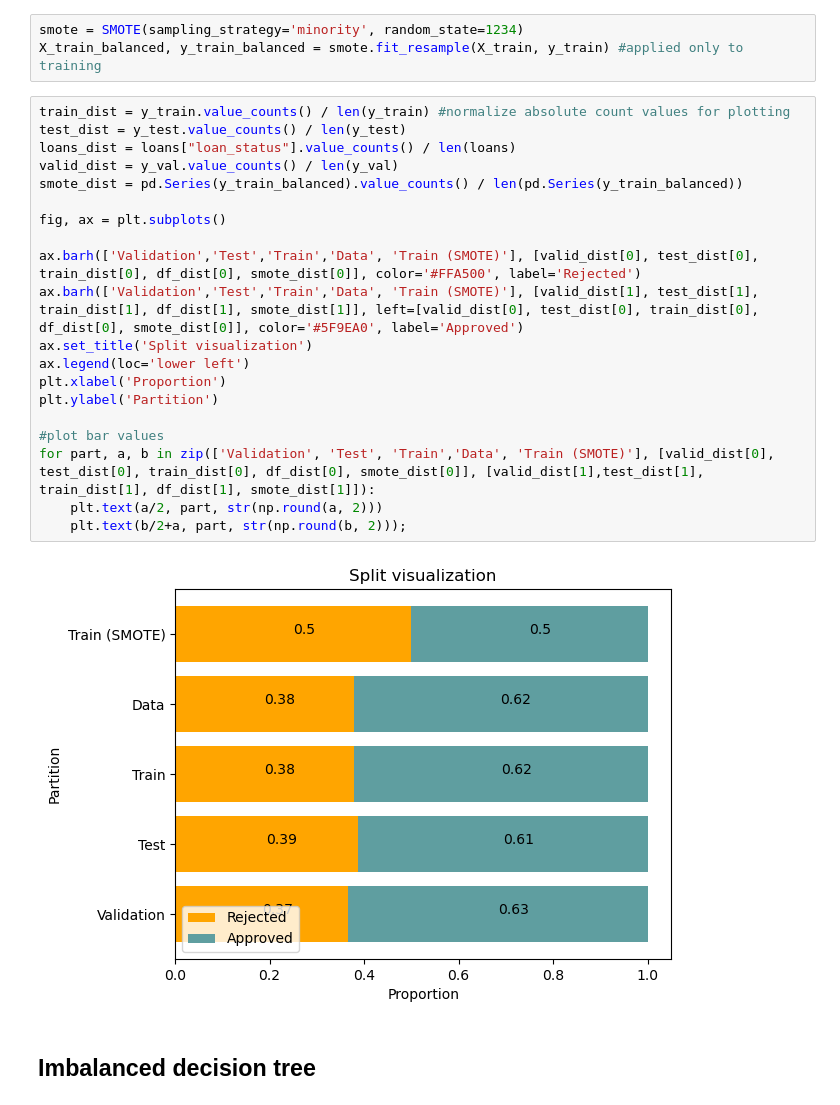
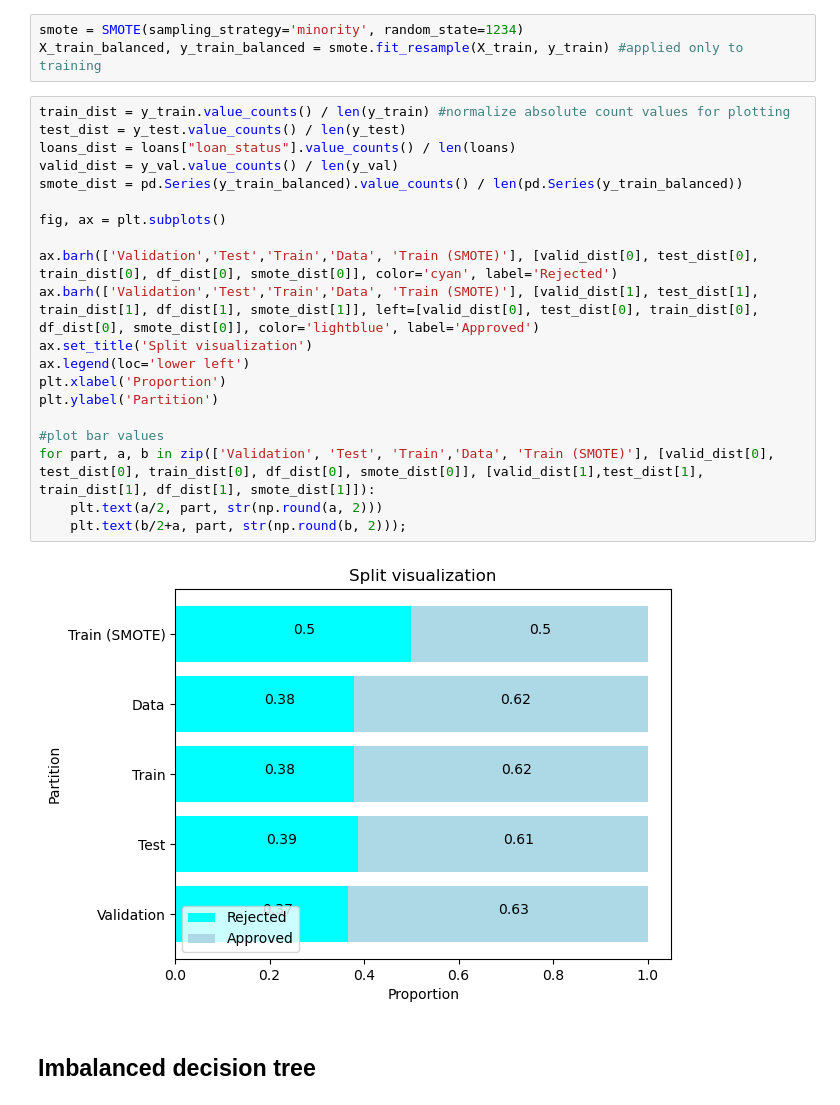
Before and after one commit to Rampenator/dsb, a Jupyter notebook: Juuso.ipynb, the cells around one changed output. Drawn from its saved outputs; the diff is of its cells as text.

```diff
--- a/Juuso.ipynb
+++ b/Juuso.ipynb
@@ -200,25 +200,25 @@ X_train_balanced, y_train_balanced = smote.fit_resample(X_train, y_train) #appli
 # %%
 train_dist = y_train.value_counts() / len(y_train) #normalize absolute count values for plotting
 test_dist = y_test.value_counts() / len(y_test)
 loans_dist = loans["loan_status"].value_counts() / len(loans)
 valid_dist = y_val.value_counts() / len(y_val)
 smote_dist = pd.Series(y_train_balanced).value_counts() / len(pd.Series(y_train_balanced))
 
 fig, ax = plt.subplots()
 
-ax.barh(['Validation','Test','Train','Data', 'Train (SMOTE)'], [valid_dist[0], test_dist[0], train_dist[0], df_dist[0], smote_dist[0]], color='#FFA500', label='Rejected')
-ax.barh(['Validation','Test','Train','Data', 'Train (SMOTE)'], [valid_dist[1], test_dist[1], train_dist[1], df_dist[1], smote_dist[1]], left=[valid_dist[0], test_dist[0], train_dist[0], df_dist[0], smote_dist[0]], color='#5F9EA0', label='Approved')
+ax.barh(['Validation','Test','Train','Data', 'Train (SMOTE)'], [valid_dist[0], test_dist[0], train_dist[0], df_dist[0], smote_dist[0]], color='cyan', label='Rejected')
+ax.barh(['Validation','Test','Train','Data', 'Train (SMOTE)'], [valid_dist[1], test_dist[1], train_dist[1], df_dist[1], smote_dist[1]], left=[valid_dist[0], test_dist[0], train_dist[0], df_dist[0], smote_dist[0]], color='lightblue', label='Approved')
 ax.set_title('Split visualization')
 ax.legend(loc='lower left')
 plt.xlabel('Proportion')
 plt.ylabel('Partition')
 
 #plot bar values
 for part, a, b in zip(['Validation', 'Test', 'Train','Data', 'Train (SMOTE)'], [valid_dist[0], test_dist[0], train_dist[0], df_dist[0], smote_dist[0]], [valid_dist[1],test_dist[1], train_dist[1], df_dist[1], smote_dist[1]]):
     plt.text(a/2, part, str(np.round(a, 2)))
     plt.text(b/2+a, part, str(np.round(b, 2)));
 # %% [output]
-[figure, old version]
+[figure, new version]
 # %% [markdown]
 ## Imbalanced decision tree
 # %%
```
